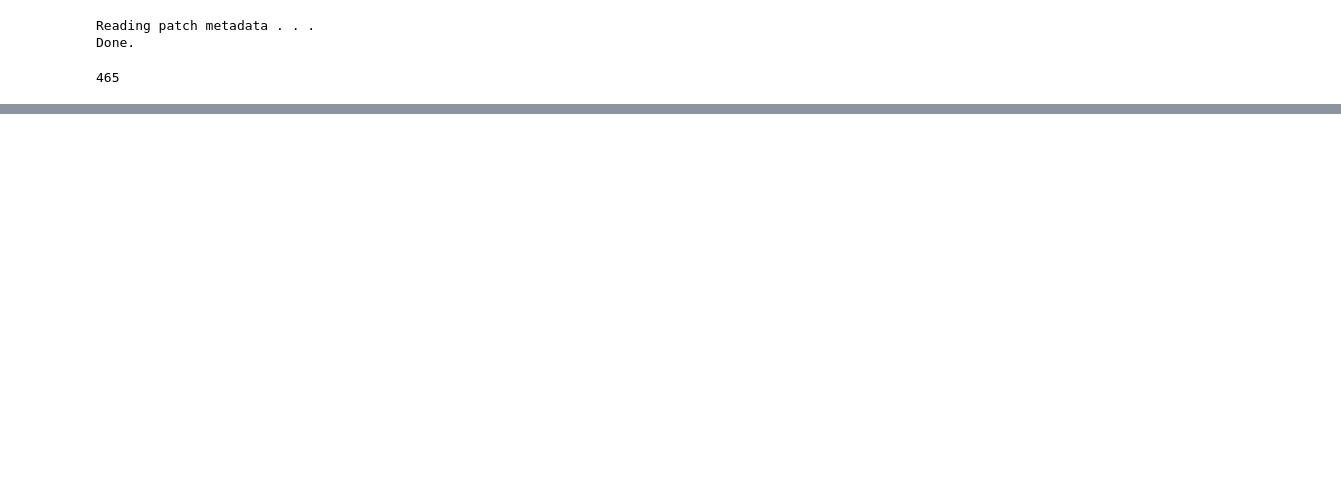
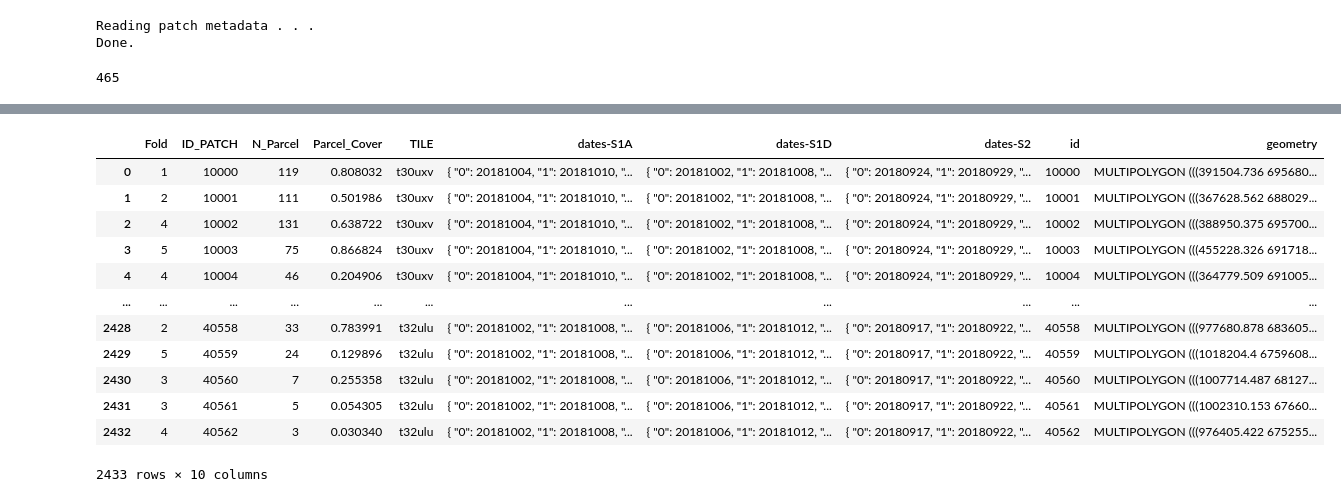
Before and after one commit to GioCastiglioni/pangaea-bench, a Jupyter notebook: jupyter/dummy_creation.ipynb, the cells around one changed output, grey strips where cells are left out. Cells and saved outputs as stored; diff of their text form; code cells hidden in the pictures; blank space fills up the shorter version.

```diff
--- a/jupyter/dummy_creation.ipynb
+++ b/jupyter/dummy_creation.ipynb
@@ -103,0 +159,16 @@ data_test[0]
+# %%
+metadata_orig
+# %% [output]
+|  | Fold | ID_PATCH | N_Parcel | Parcel_Cover | TILE | dates-S1A | dates-S1D | dates-S2 | id | geometry |
+| 0 | 1 | 10000 | 119 | 0.808032 | t30uxv | { "0": 20181004, "1": 20181010, "... | { "0": 20181002, "1": 20181008, "... | { "0": 20180924, "1": 20180929, "... | 10000 | MULTIPOLYGON (((391504.736 695680... |
+| 1 | 2 | 10001 | 111 | 0.501986 | t30uxv | { "0": 20181004, "1": 20181010, "... | { "0": 20181002, "1": 20181008, "... | { "0": 20180924, "1": 20180929, "... | 10001 | MULTIPOLYGON (((367628.562 688029... |
+| 2 | 4 | 10002 | 131 | 0.638722 | t30uxv | { "0": 20181004, "1": 20181010, "... | { "0": 20181002, "1": 20181008, "... | { "0": 20180924, "1": 20180929, "... | 10002 | MULTIPOLYGON (((388950.375 695700... |
+| 3 | 5 | 10003 | 75 | 0.866824 | t30uxv | { "0": 20181004, "1": 20181010, "... | { "0": 20181002, "1": 20181008, "... | { "0": 20180924, "1": 20180929, "... | 10003 | MULTIPOLYGON (((455228.326 691718... |
+| 4 | 4 | 10004 | 46 | 0.204906 | t30uxv | { "0": 20181004, "1": 20181010, "... | { "0": 20181002, "1": 20181008, "... | { "0": 20180924, "1": 20180929, "... | 10004 | MULTIPOLYGON (((364779.509 691005... |
+| ... | ... | ... | ... | ... | ... | ... | ... | ... | ... | ... |
+| 2428 | 2 | 40558 | 33 | 0.783991 | t32ulu | { "0": 20181002, "1": 20181008, "... | { "0": 20181006, "1": 20181012, "... | { "0": 20180917, "1": 20180922, "... | 40558 | MULTIPOLYGON (((977680.878 683605... |
+| 2429 | 5 | 40559 | 24 | 0.129896 | t32ulu | { "0": 20181002, "1": 20181008, "... | { "0": 20181006, "1": 20181012, "... | { "0": 20180917, "1": 20180922, "... | 40559 | MULTIPOLYGON (((1018204.4 6759608... |
+| 2430 | 3 | 40560 | 7 | 0.255358 | t32ulu | { "0": 20181002, "1": 20181008, "... | { "0": 20181006, "1": 20181012, "... | { "0": 20180917, "1": 20180922, "... | 40560 | MULTIPOLYGON (((1007714.487 68127... |
+| 2431 | 3 | 40561 | 5 | 0.054305 | t32ulu | { "0": 20181002, "1": 20181008, "... | { "0": 20181006, "1": 20181012, "... | { "0": 20180917, "1": 20180922, "... | 40561 | MULTIPOLYGON (((1002310.153 67660... |
+| 2432 | 4 | 40562 | 3 | 0.030340 | t32ulu | { "0": 20181002, "1": 20181008, "... | { "0": 20181006, "1": 20181012, "... | { "0": 20180917, "1": 20180922, "... | 40562 | MULTIPOLYGON (((976405.422 675255... |
+2433 rows × 10 columns
```
Also changed, not shown: parts of 9 cells of this notebook, 1 other file.
